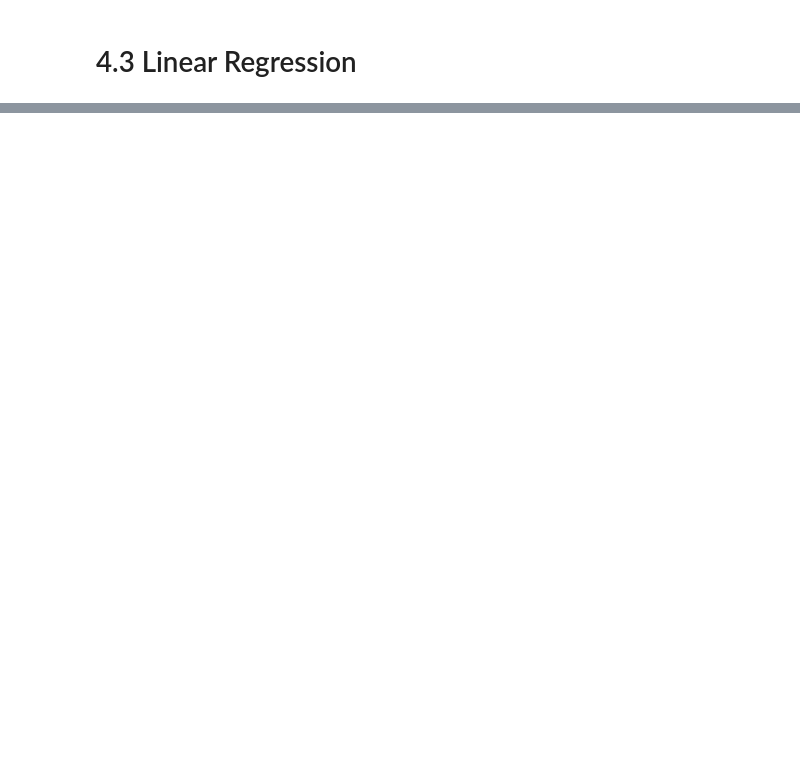
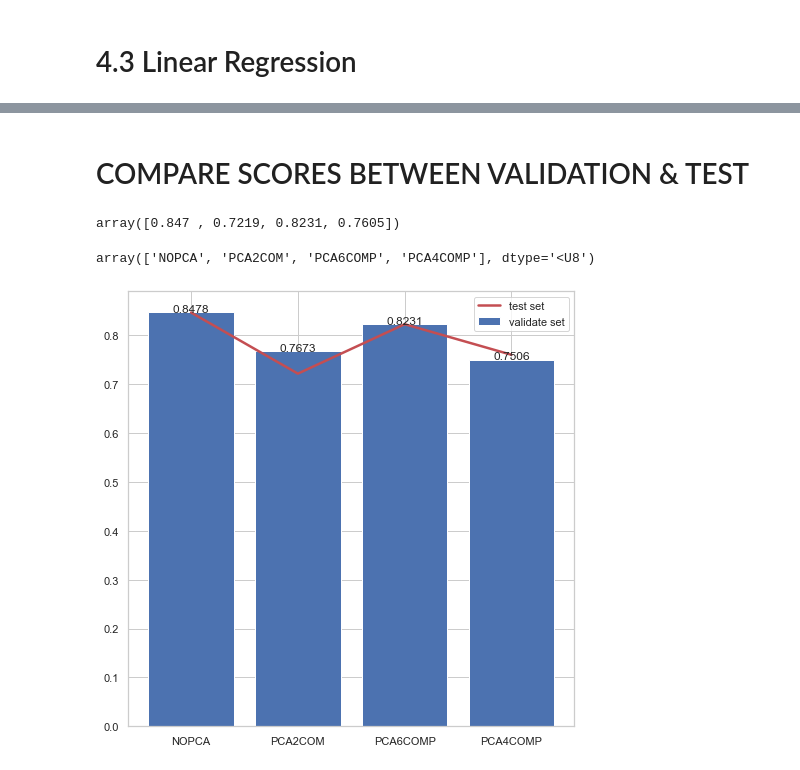
Before and after one commit to aphisit-ths/MACHINE-LEARNING-COURSE2022, a Jupyter notebook: [4#REGRESSIONMODEL]/Regression models.ipynb, the cells around one changed output, grey strips where cells are left out. Drawn from its saved outputs; the diff is of its cells as text; code cells hidden in the pictures; blank space fills up the shorter version.

```diff
--- a/[4#REGRESSIONMODEL]/Regression models.ipynb
+++ b/[4#REGRESSIONMODEL]/Regression models.ipynb
@@ -508,0 +471,35 @@ MSE_test_set
+# %%
+validate_r2.append(r2score_pca4)
+test_r2.append(r2score_pca4_t)
+validate_mse.append(mse_pca4_v)
+test_mse.append(mse_pca4_t)
+# %% [markdown]
+# COMPARE SCORES BETWEEN VALIDATION & TEST
+# %%
+r2_scores = np.around(validate_r2 ,decimals=4)
+r2_Tscores = np.around(test_r2,decimals=4)
+mse_scores = np.around(validate_mse,decimals=4)
+mse_Tscores = np.around(test_mse,decimals=4)
+# %%
+mse_Tscores
+# %% [output]
+array([0.847 , 0.7219, 0.8231, 0.7605])
+# %%
+ypos = np.array(["NOPCA","PCA2COM",'PCA6COMP','PCA4COMP'])
+ypos
+# %% [output]
+array(['NOPCA', 'PCA2COM', 'PCA6COMP', 'PCA4COMP'], dtype='<U8')
+# %%
+def compare_acc (validate_set , test_set) :
+
+    plt.figure(figsize=(8,8))
+    plt.bar(ypos , validate_set ,label="validate set" ,align="center"  )
+    plt.plot(test_set ,color='r' , label="test set" , linewidth=2.5 )
+    plt.legend()
+
+    for i in range(len(validate_set)):
+        plt.text(i , validate_set[i] ,validate_set[i] ,ha="center")
+# %%
+compare_acc(mse_scores , mse_Tscores)
+# %% [output]
+[figure, added]
```
Also changed, not shown: parts of 66 cells of this notebook, 6 other files.
